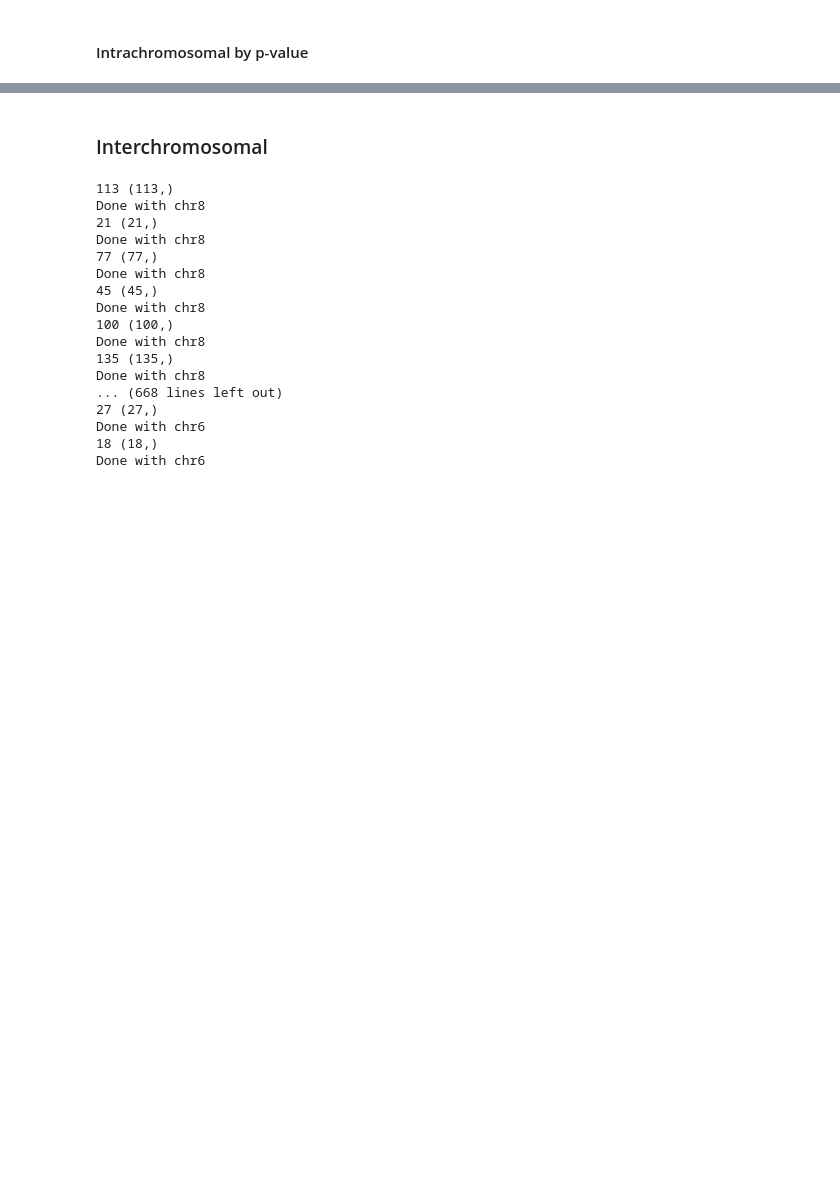
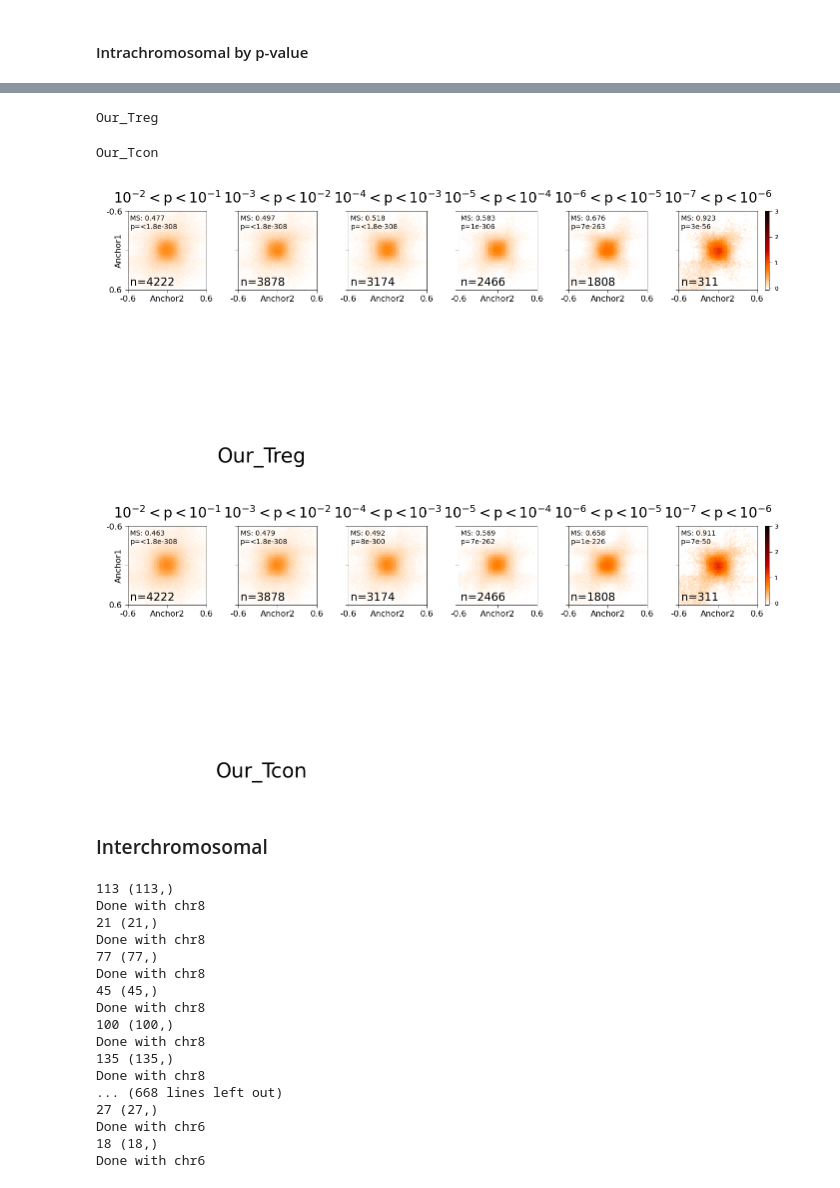
Before and after one commit to pritykinlab/metadomain_paper, a Jupyter notebook: pileups/Pileup_Intra_Inter Metadomains by Pvalue.ipynb, the cells around one changed output, grey strips where cells are left out. Saved outputs shown, nothing was run; the diff lists cells and outputs as text; code cells hidden in the pictures; blank space fills up the shorter version.

```diff
--- a/pileups/Pileup_Intra_Inter Metadomains by Pvalue.ipynb
+++ b/pileups/Pileup_Intra_Inter Metadomains by Pvalue.ipynb
@@ -185,10 +196,22 @@ for key in intra_all_mat_dict:
 # %%
-from compute_differential_hic_hub import *
-ind = 278
-key = 'Our_Treg'
-fig = plot_ind_pileup_with_clusters(key, clusters, intra_metadata_df, intra_mat_dict, vmin=0, vmax=5)
-fig.savefig('./plots/pileups_final/intra_pileup.pdf', bbox_inches='tight')
+# from compute_differential_hic_hub import *
+# ind = 278
+# key = 'Our_Treg'
+# fig = plot_ind_pileup_with_clusters(key, clusters, intra_metadata_df, intra_mat_dict, vmin=0, vmax=5)
+# fig.savefig('./plots/pileups_final/intra_pileup.pdf', bbox_inches='tight')
 # %% [markdown]
 #### Intrachromosomal by p-value
+# %%
+df = pd.read_csv('intermediate_files/metadomain_with_pval.csv', index_col=0)
+df.columns = ['chrom1', 'start1', 'end1', 'chrom2', 'start2', 'end2', 'pval']
+df['cluster'] = df['pval']
+# %%
+df1 = df[['chrom1', 'start1', 'end1', 'cluster']].copy()
+df2 = df[['chrom2', 'start2', 'end2', 'cluster']].copy()
+df1.columns = ['chrom', 'start', 'end', 'cluster']
+df2.columns = ['chrom', 'start', 'end', 'cluster']
+
+df1.loc[:, 'ind'] = (df1['start'] // 250_000 + df1['chrom'].apply(lambda x: chrom_to_start[x]))
+df2.loc[:, 'ind'] = (df2['start'] // 250_000 + df2['chrom'].apply(lambda x: chrom_to_start[x]))
 # %%
 %autoreload 2
@@ -206,35 +272,44 @@ intra_all_metadata['cluster2'] = clusters
 # %%
+import matplotlib.pyplot as plt
+
+# Set the mathtext default to 'regular' globally
+plt.rcParams["mathtext.default"] = "regular"
+plt.rcParams['text.usetex'] = False
 
 columns_to_names = {}
+cutoffs = [1, 2, 3, 4, 5, 6, 7, 8]
 for c, x in enumerate(cutoffs[:-1]):
     y = cutoffs[c + 1]
-    if c == len(cutoffs)-2:
-        columns_to_names[c] = f'${{{mpl.rcParams["mathtext.default"] = "regular"}}p < 10^{{-{x}}}}$'
+    if c == len(cutoffs) - 2:
+        columns_to_names[c] = f'$p < 10^{{-{x}}}$'  # Correctly formatted
     else:
-        columns_to_names[c] = f'${{{mpl.rcParams["mathtext.default"] = "regular"}}10^{{-{y}}} < p < 10^{{-{x}}}}$'
-
-plt.rcParams['text.usetex'] = False
+        columns_to_names[c] = f'$10^{{-{y}}} < p < 10^{{-{x}}}$'  # Corrected typo here
 # %%
 
 newline = '\n'
 all_results_dicts = {}
 for key in intra_all_mat_dict:
     print(key)
     (fig_within_cluster), results = plot_cluster_pileups_from_result(key, intra_all_mat_dict, intra_all_metadata,
                                      sorted(intra_all_metadata['cluster1'].unique()),
                                      res = 25_000,
                                      vmax = 3,
                                      vmin = -.05,
                                      columns_to_names = columns_to_names,
-                                     row_colors_dict = row_colors_dict,
+                                     row_colors_dict = {x: 'black' for x in columns_to_names.values()},
                                      center = 5, cross_plot = False, s2 = -1,
                                                                      s1 = 6,
                                                                      xspace=1.4,
                                     )
     fig_within_cluster = fig_within_cluster[0]
     fig_within_cluster.suptitle(f"{key}", y=4, x=1.7, ha='center')
-    fig_within_cluster.savefig(f'./plots/intra_treg/{key}_within_cluster.pdf', bbox_inches='tight')
+    fig_within_cluster.savefig(f'./plots/paper/{key}_within_cluster.pdf', bbox_inches='tight')
     all_results_dicts[key] = results
+# %% [output]
+Our_Treg
+Our_Tcon
+[figure, added]
+[figure, added]
 # %% [markdown]
 ### Interchromosomal
 # %%
```
Also changed, not shown: parts of 9 cells of this notebook, 3 other files.
